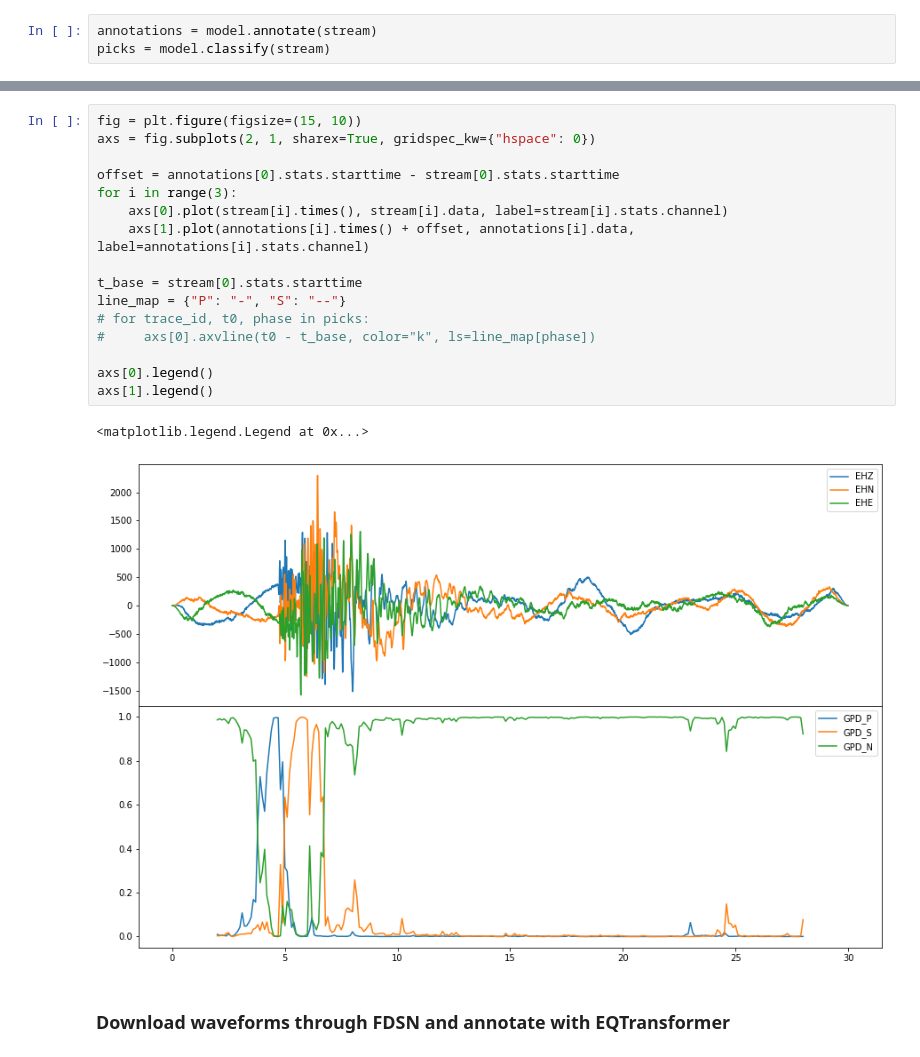
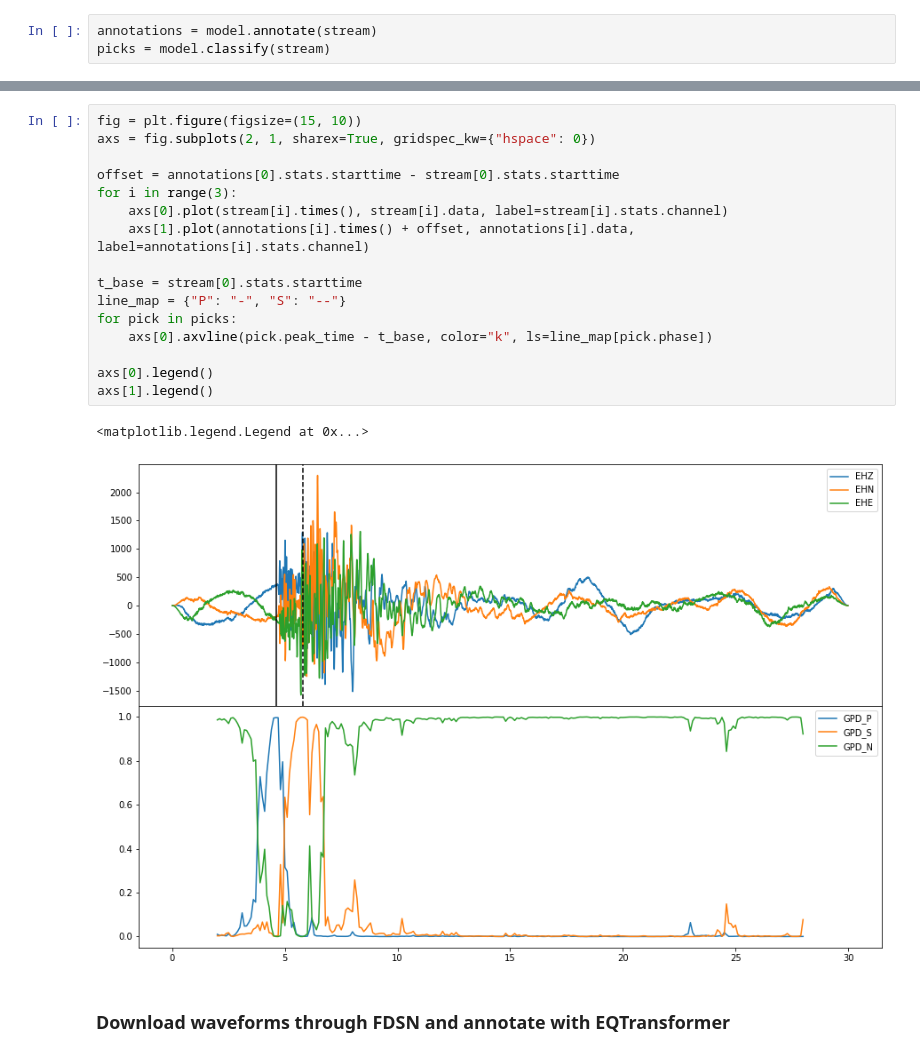
Before and after one commit to seisbench/seisbench, a Jupyter notebook: examples/model_example.ipynb, the cells around one changed output, grey strips where cells are left out. Cells and saved outputs as stored; diff of their text form.

```diff
--- a/examples/model_example.ipynb
+++ b/examples/model_example.ipynb
@@ -42,22 +42,22 @@ picks
 # %%
 fig = plt.figure(figsize=(15, 10))
 axs = fig.subplots(2, 1, sharex=True, gridspec_kw={"hspace": 0})
 
 offset = annotations[0].stats.starttime - stream[0].stats.starttime
 for i in range(3):
     axs[0].plot(stream[i].times(), stream[i].data, label=stream[i].stats.channel)
     axs[1].plot(annotations[i].times() + offset, annotations[i].data, label=annotations[i].stats.channel)
 
 t_base = stream[0].stats.starttime
 line_map = {"P": "-", "S": "--"}
-# for trace_id, t0, phase in picks:
-#     axs[0].axvline(t0 - t_base, color="k", ls=line_map[phase])
+for pick in picks:
+    axs[0].axvline(pick.peak_time - t_base, color="k", ls=line_map[pick.phase])
 
 axs[0].legend()
 axs[1].legend()
 # %% [output]
 <matplotlib.legend.Legend at 0x...>
-[figure, old version]
+[figure, new version]
 # %% [markdown]
 ### Download waveforms through FDSN and annotate with EQTransformer
 # %%
```
Also changed, not shown: parts of 3 cells of this notebook, 4 other files.
